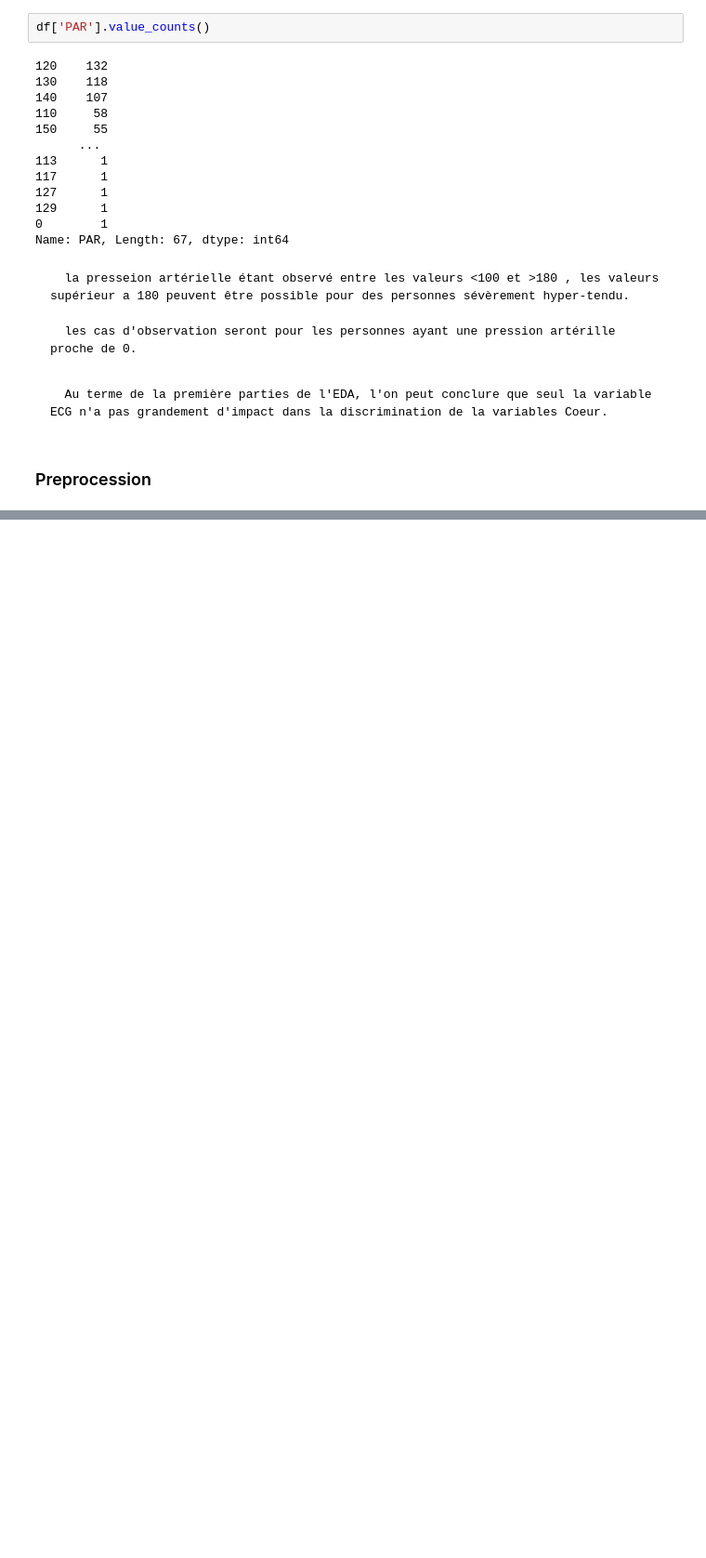
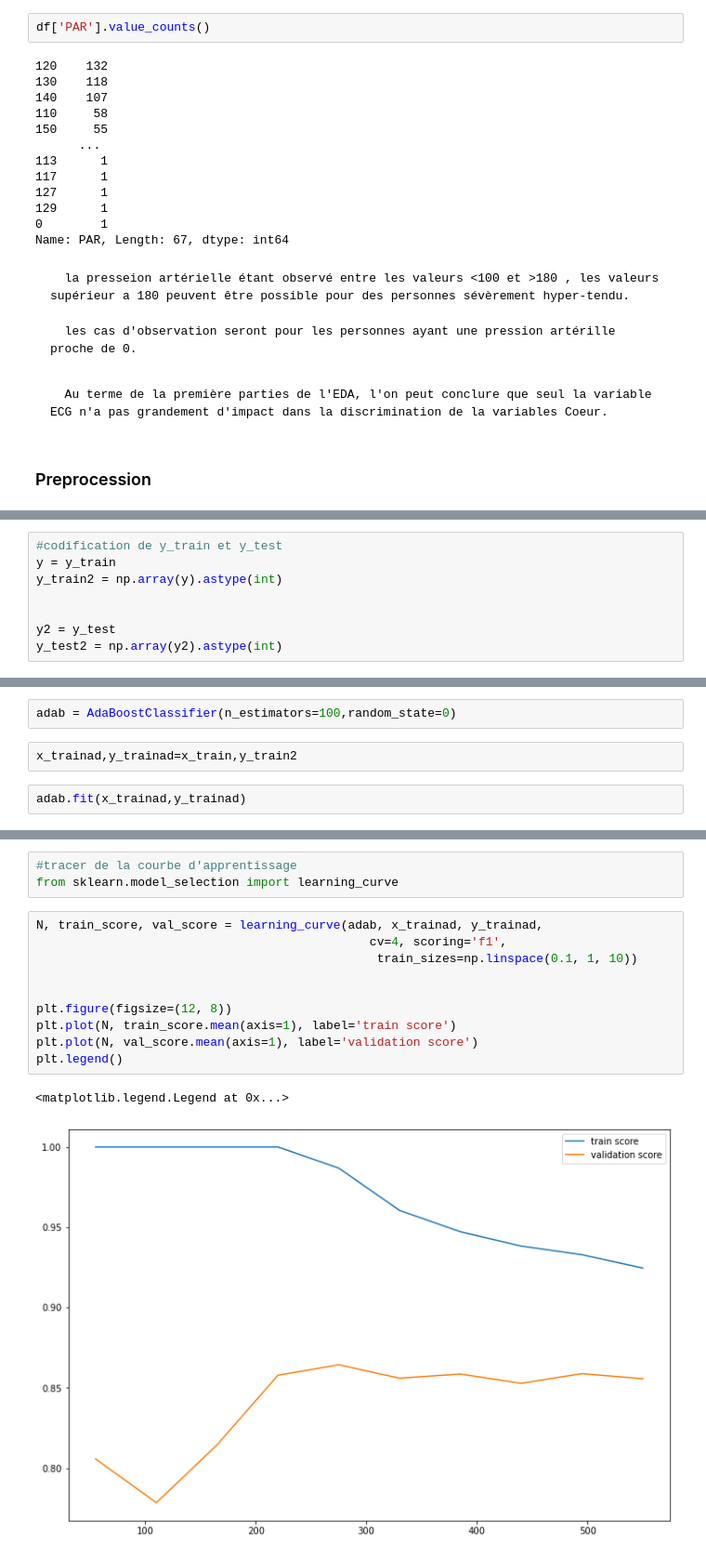
Before and after one commit to anjym/heart_deases, a Jupyter notebook: EDA_Heart_Preprocessing.ipynb, the cells around one changed output, grey strips where cells are left out. Shown: that part at 93% size. Drawn from its saved outputs; the diff is of its cells as text; blank space fills up the shorter version.

```diff
--- a/EDA_Heart_Preprocessing.ipynb
+++ b/EDA_Heart_Preprocessing.ipynb
@@ -399,0 +527,8 @@ df_quali
+# %%
+#codification de y_train et y_test
+y = y_train
+y_train2 = np.array(y).astype(int)
+
+
+y2 = y_test
+y_test2 = np.array(y2).astype(int)
@@ -399,0 +539,6 @@ df_quali
+# %%
+adab = AdaBoostClassifier(n_estimators=100,random_state=0)
+# %%
+x_trainad,y_trainad=x_train,y_train2
+# %%
+adab.fit(x_trainad,y_trainad)
@@ -399,0 +582,16 @@ df_quali
+# %%
+#tracer de la courbe d'apprentissage
+from sklearn.model_selection import learning_curve
+# %%
+N, train_score, val_score = learning_curve(adab, x_trainad, y_trainad,
+                                              cv=4, scoring='f1',
+                                               train_sizes=np.linspace(0.1, 1, 10))
+
+
+plt.figure(figsize=(12, 8))
+plt.plot(N, train_score.mean(axis=1), label='train score')
+plt.plot(N, val_score.mean(axis=1), label='validation score')
+plt.legend()
+# %% [output]
+<matplotlib.legend.Legend at 0x...>
+[figure, added]
```
Also changed, not shown: parts of 56 cells of this notebook.
